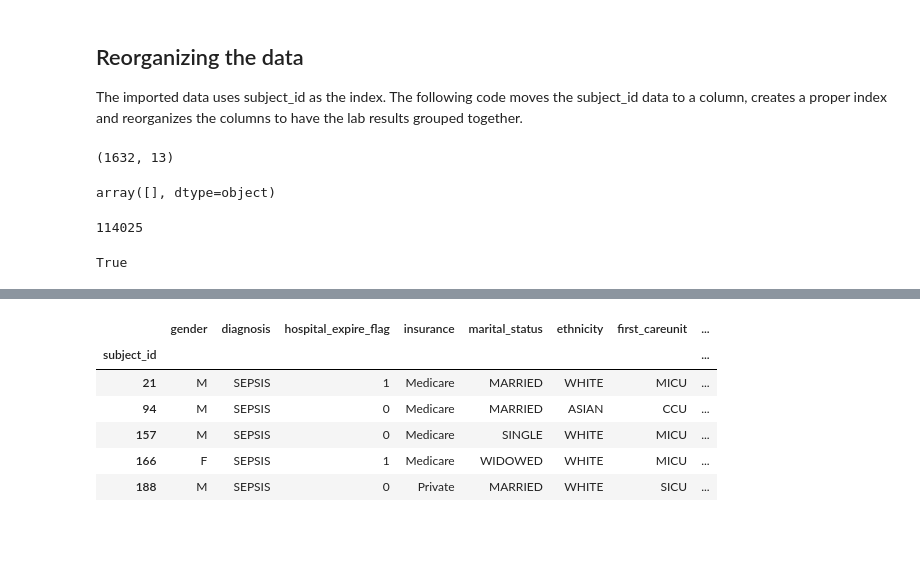
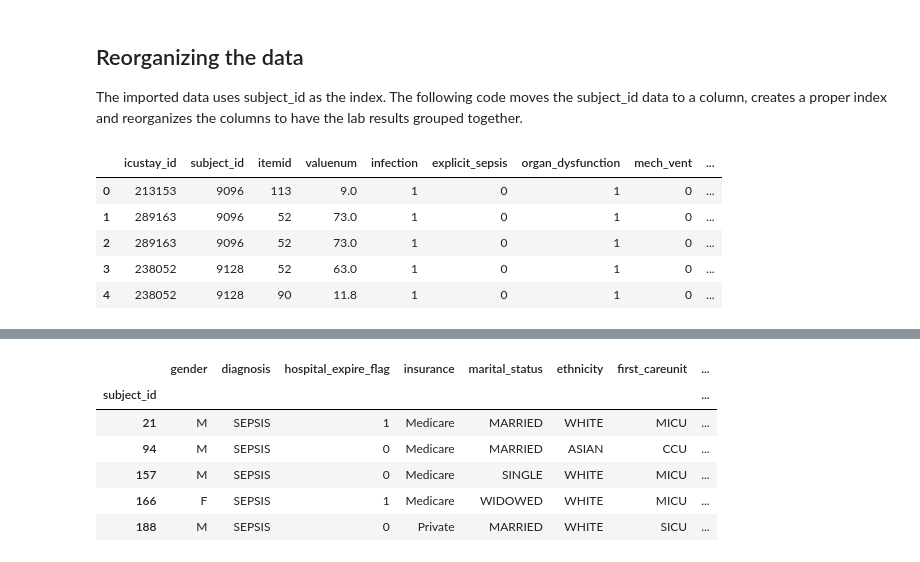
Before and after one commit to RJBeetel3/mimic3_analysis, a Jupyter notebook: SEPSIS_CHARTEVENTS_FIRST24.ipynb, the cells around one changed output, grey strips where cells are left out. Drawn from its saved outputs; the diff is of its cells as text; code cells hidden in the pictures; blank space fills up the shorter version.

```diff
--- a/SEPSIS_CHARTEVENTS_FIRST24.ipynb
+++ b/SEPSIS_CHARTEVENTS_FIRST24.ipynb
@@ -66,15 +70,13 @@ cols.insert(0, cols.pop(cols.index('subject_id')))
 data = data[cols]
+# %%
+data.head()
+# %% [output]
+|  | icustay_id | subject_id | itemid | valuenum | infection | explicit_sepsis | organ_dysfunction | mech_vent | ... |
+| 0 | 213153 | 9096 | 113 | 9.0 | 1 | 0 | 1 | 0 | ... |
+| 1 | 289163 | 9096 | 52 | 73.0 | 1 | 0 | 1 | 0 | ... |
+| 2 | 289163 | 9096 | 52 | 73.0 | 1 | 0 | 1 | 0 | ... |
+| 3 | 238052 | 9128 | 52 | 63.0 | 1 | 0 | 1 | 0 | ... |
+| 4 | 238052 | 9128 | 90 | 11.8 | 1 | 0 | 1 | 0 | ... |
 # %%
-data2 = data.drop_duplicates('subject_id', keep = 'first')
-data2.shape
+data2 = data.drop_duplicates('icustay_id', keep = 'first')
+data3 = data.drop_duplicates('subject_id', keep = 'first')
-# %% [output]
-(1632, 13)
-# %%
-data[data.label.str.contains('White')].label.unique()
-# %% [output]
-array([], dtype=object)
-# %%
-#data[data.label.str.contains('Heart Rate')].label.unique()
-data[data.label == 'Heart Rhythm'].label.count()
-# %% [output]
-114025
@@ -83,5 +82,0 @@ labels = list(data.label.unique())
-# %%
-labels.sort()
-ord(labels[100][0]) < ord('B')
-# %% [output]
-True
```
Also changed, not shown: parts of 16 cells of this notebook.
